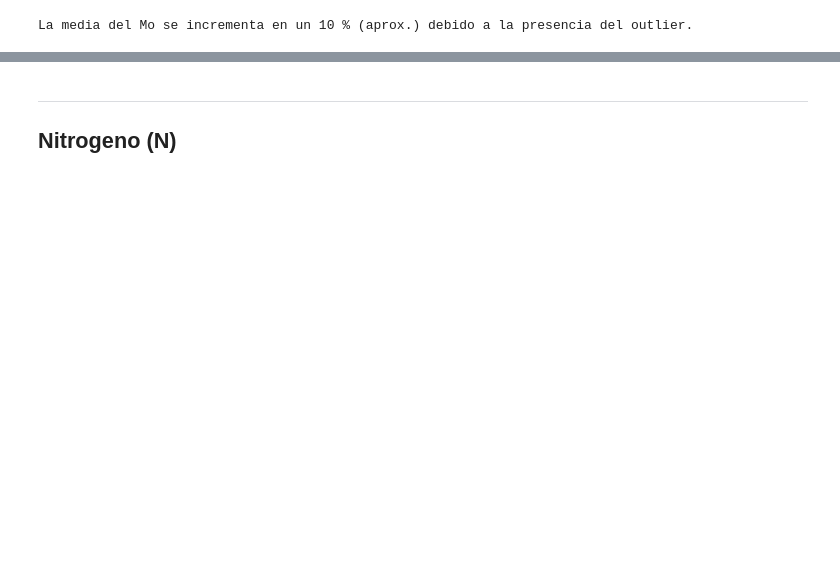
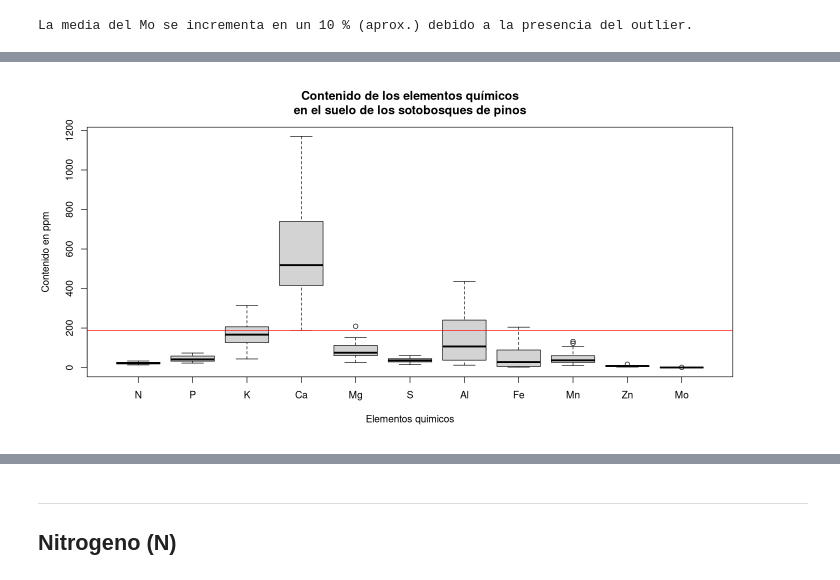
Before and after one commit to HugoVarelaSanchez/MEDAD_Vegetales, a Jupyter notebook: script.ipynb, the cells around one changed output, grey strips where cells are left out. Saved outputs shown, nothing was run; the diff lists cells and outputs as text; code cells hidden in the pictures; blank space fills up the shorter version.

```diff
--- a/script.ipynb
+++ b/script.ipynb
@@ -107,0 +147,7 @@ La media del Mo se incrementa en un 10 % (aprox.) debido a la presencia del outl
+# %%
+boxplot(df_numeric[, 1:ncol(df_numeric) - 1],
+       main = "Contenido de los elementos químicos\nen el suelo de los sotobosques de pinos",
+       xlab = "Elementos quimicos", ylab = "Contenido en ppm")
+abline(h=quantile(df_numeric$Ca, probs=c(0)), col = "red")
+# %% [output]
+[figure, added]
```
Also changed, not shown: parts of 23 cells of this notebook.
